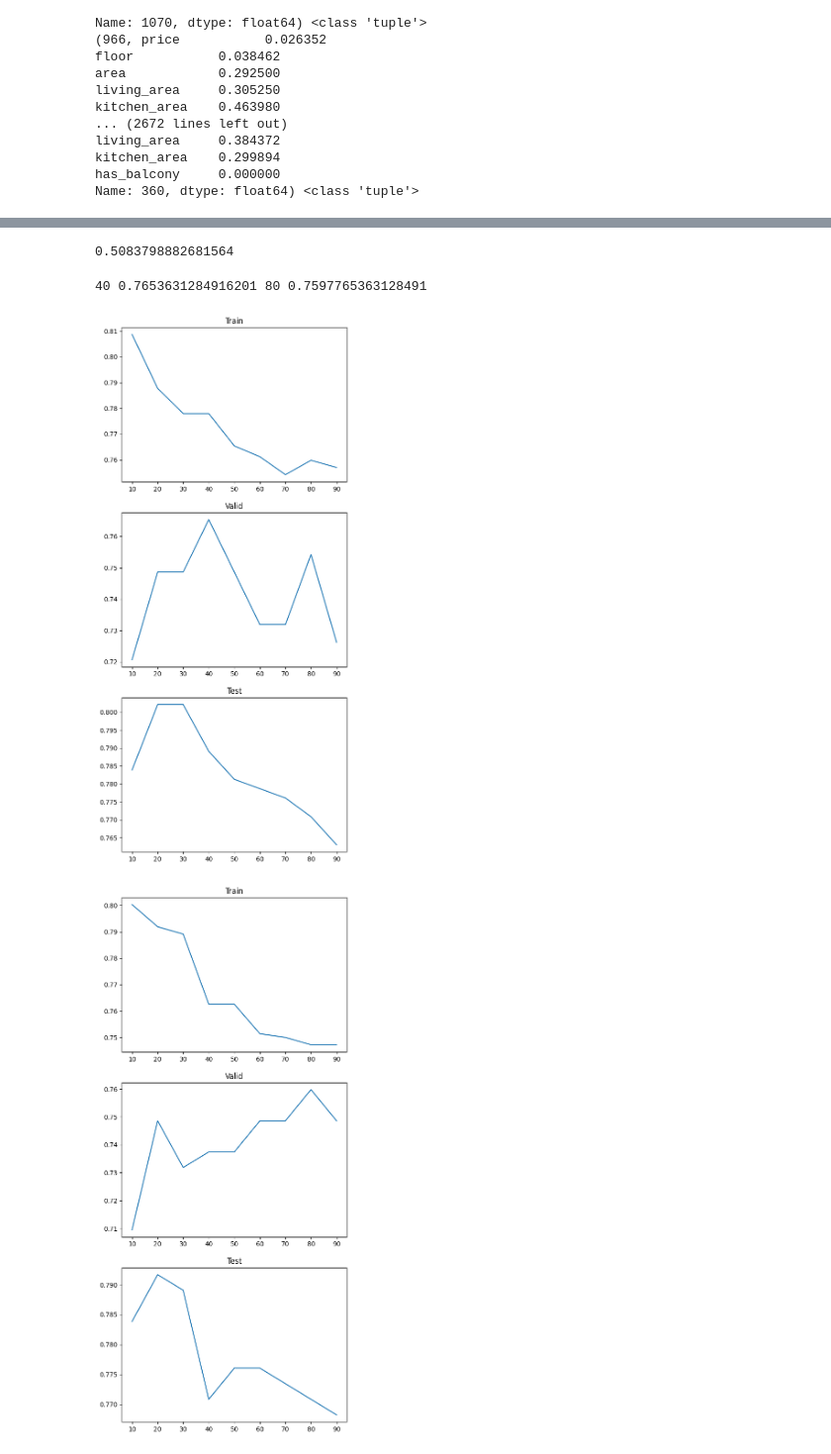
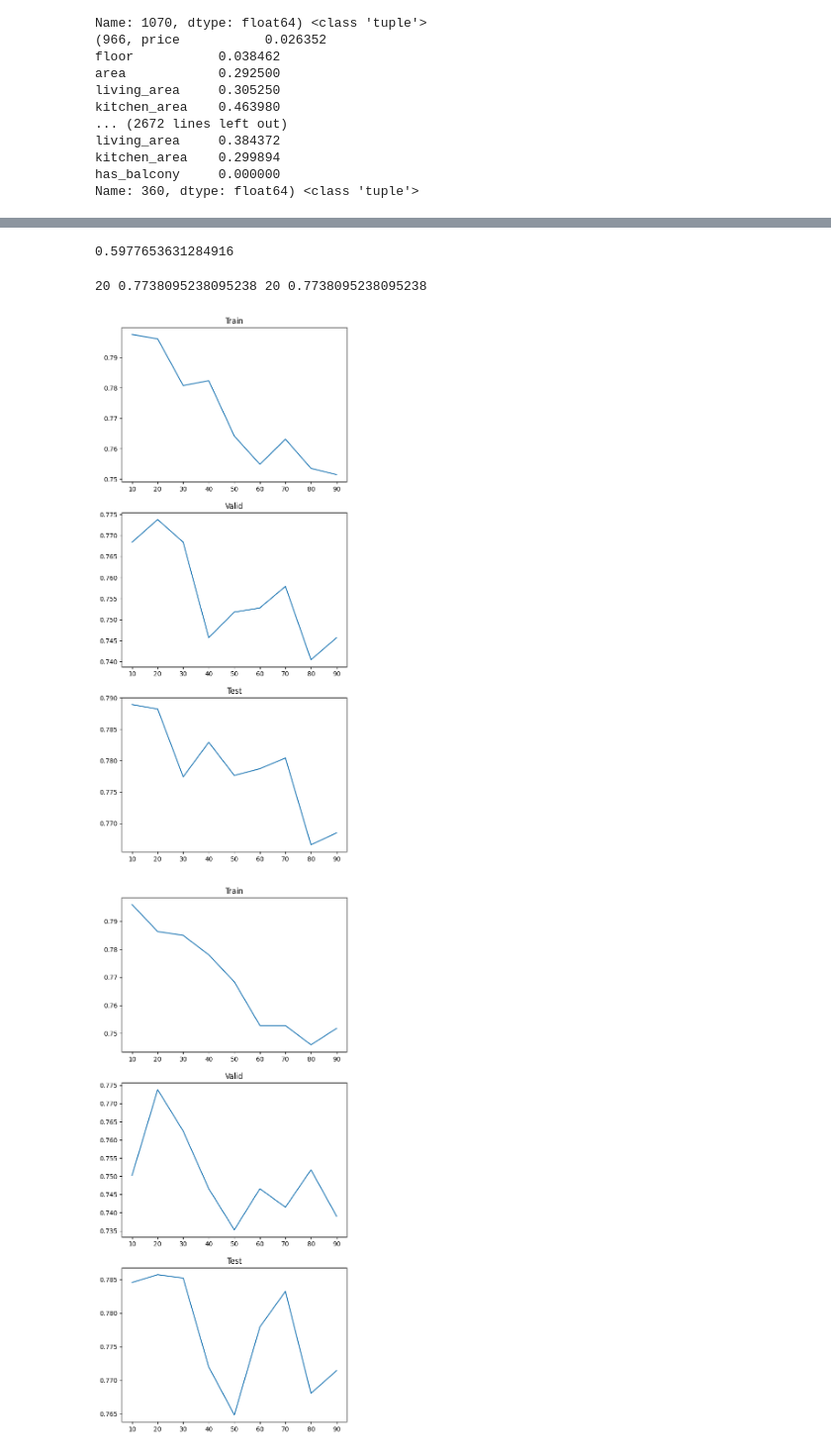
Before and after one commit to itmo-ml-lab-ML-course/lab1-knn-HKTRp, a Jupyter notebook: lab.ipynb, the cells around one changed output, grey strips where cells are left out. Shown: that part at 99% size. Cells and saved outputs as stored; diff of their text form; code cells hidden in the pictures.

Commit message:
Accuracy -> Balanced accuracy

```diff
--- a/lab.ipynb
+++ b/lab.ipynb
@@ -88,9 +88,9 @@ from knn import triangle
 
 my_classifier = KnnClassifier(triangle, MinkovskyMetrics(2), k=10).fit(X_train, y_train)
 weights = my_classifier.get_lowess_weights()
-print(accuracy_score(my_classifier.predict(X_valid, weights), y_valid))
+print(balanced_accuracy_score(my_classifier.predict(X_valid, weights), y_valid))
 # %% [output]
-0.5083798882681564
+0.5977653631284916
 # %%
 from matplotlib import pyplot as plt
 
@@ -103,8 +103,8 @@ lib_accuracies = []
 
 
 def get_metrics(clsf):
-    return accuracy_score(clsf.predict(X_train), y_train), accuracy_score(
-        clsf.predict(X_valid), y_valid), accuracy_score(
+    return balanced_accuracy_score(clsf.predict(X_train), y_train), balanced_accuracy_score(
+        clsf.predict(X_valid), y_valid), balanced_accuracy_score(
         clsf.predict(X_test), y_test)
 
 
@@ -112,36 +112,36 @@ def diff_metrics_data(arr):
     return [list(map(lambda x: x[it], arr)) for it in range(3)]
 
 
 def make_plots(plots_data, rng):
     s1, s2, s3 = diff_metrics_data(plots_data)
     fig, (ax1, ax2, ax3) = plt.subplots(3, 1)
     fig.set_figheight(15)
     ax1.plot(rng, s1)
     ax1.set_title("Train")
     ax2.plot(rng, s2)
     ax2.set_title("Valid")
     ax3.plot(rng, s3)
     ax3.set_title("Test")
 
 
 for k in range(10, 100, 10):
     my_classifier = KnnClassifier(even_kernel, MinkovskyMetrics(2), k=k).fit(X_train, y_train)
     lib_classifier = KNeighborsClassifier(n_neighbors=k).fit(X_train, y_train)
     my_accuracies.append(get_metrics(my_classifier))
     lib_accuracies.append(get_metrics(lib_classifier))
     if my_accuracies[-1][1] > my_max:
         my_max = my_accuracies[-1][1]
         my_max_k = k
     if lib_accuracies[-1][1] > lib_max:
         lib_max = lib_accuracies[-1][1]
         lib_max_k = k
 print(my_max_k, my_max, lib_max_k, lib_max)
 make_plots(my_accuracies, range(10, 100, 10))
 make_plots(lib_accuracies, range(10, 100, 10))
 # %% [output]
-40 0.7653631284916201 80 0.7597765363128491
+20 0.7738095238095238 20 0.7738095238095238
-[figure, old version]
+[figure, new version]
-[figure, old version]
+[figure, new version]
 # %%
 weights
 # %% [output]
```
Also changed, not shown: parts of 5 cells of this notebook.
